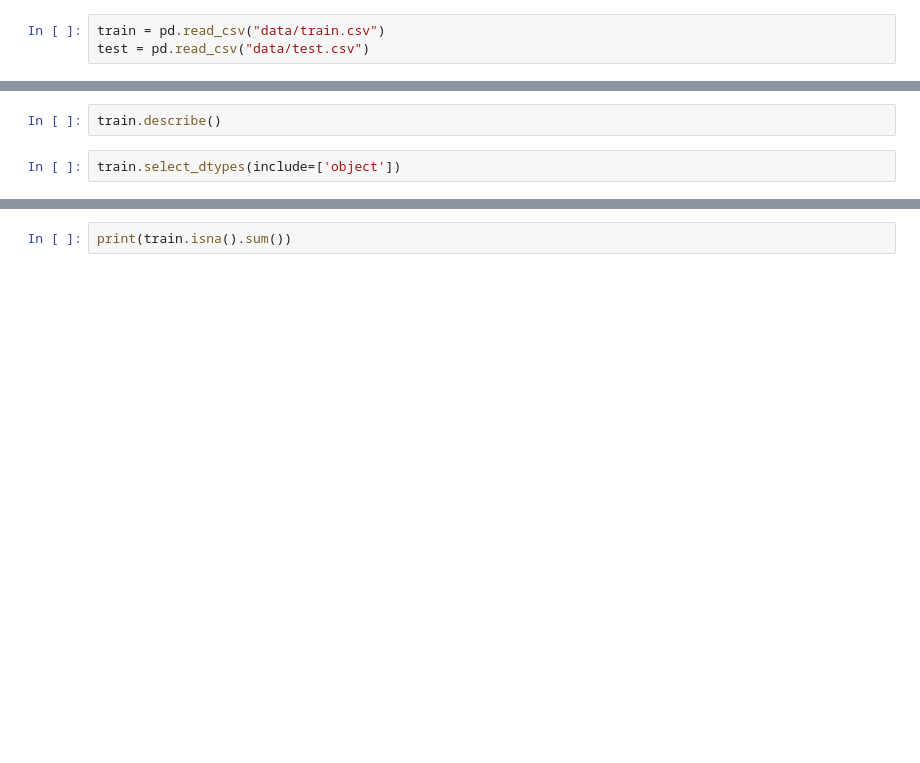
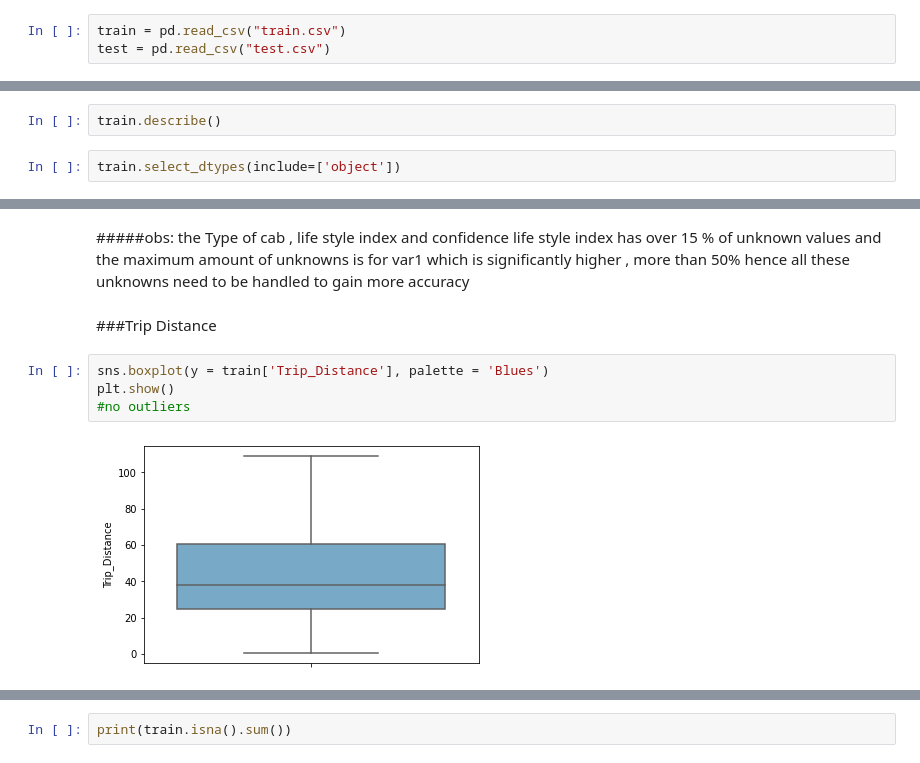
Before and after one commit to Sharan1712/Mobility-Analytics, a Jupyter notebook: MobilityAnalytics_Hackathon.ipynb, the cells around one changed output, grey strips where cells are left out. Cells and saved outputs as stored; diff of their text form; blank space fills up the shorter version.

```diff
--- a/MobilityAnalytics_Hackathon.ipynb
+++ b/MobilityAnalytics_Hackathon.ipynb
@@ -48,8 +45,8 @@ ModuleNotFoundError: No module named 'matplotlib'
 # %% [markdown]
 ### Read train test files and EDA (Need to do more EDA)
 # %%
-train = pd.read_csv("data/train.csv")
-test = pd.read_csv("data/test.csv")
+train = pd.read_csv("train.csv")
+test = pd.read_csv("test.csv")
 # %%
 train.head()
 # %%
@@ -66,0 +74,10 @@ train.select_dtypes(include=['object'])
+# %% [markdown]
+#####obs: the Type of cab , life style index and confidence life style index has over 15 % of unknown values and the maximum amount of unknowns is for var1 which is significantly higher , more than 50% hence all these unknowns need to be handled to gain more accuracy
+# %% [markdown]
+###Trip Distance
+# %%
+sns.boxplot(y = train['Trip_Distance'], palette = 'Blues')
+plt.show()
+#no outliers
+# %% [output]
+[figure, added]
```
Also changed, not shown: parts of 30 cells of this notebook.
